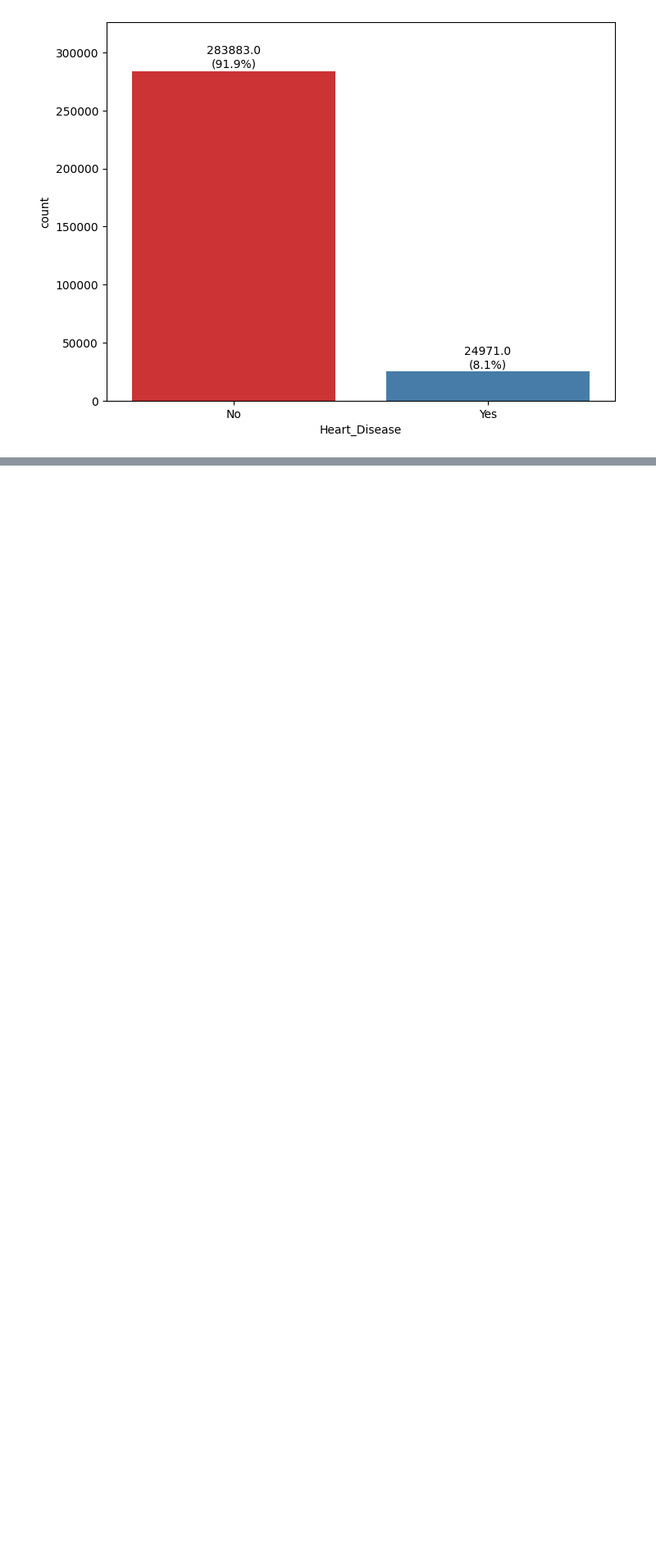
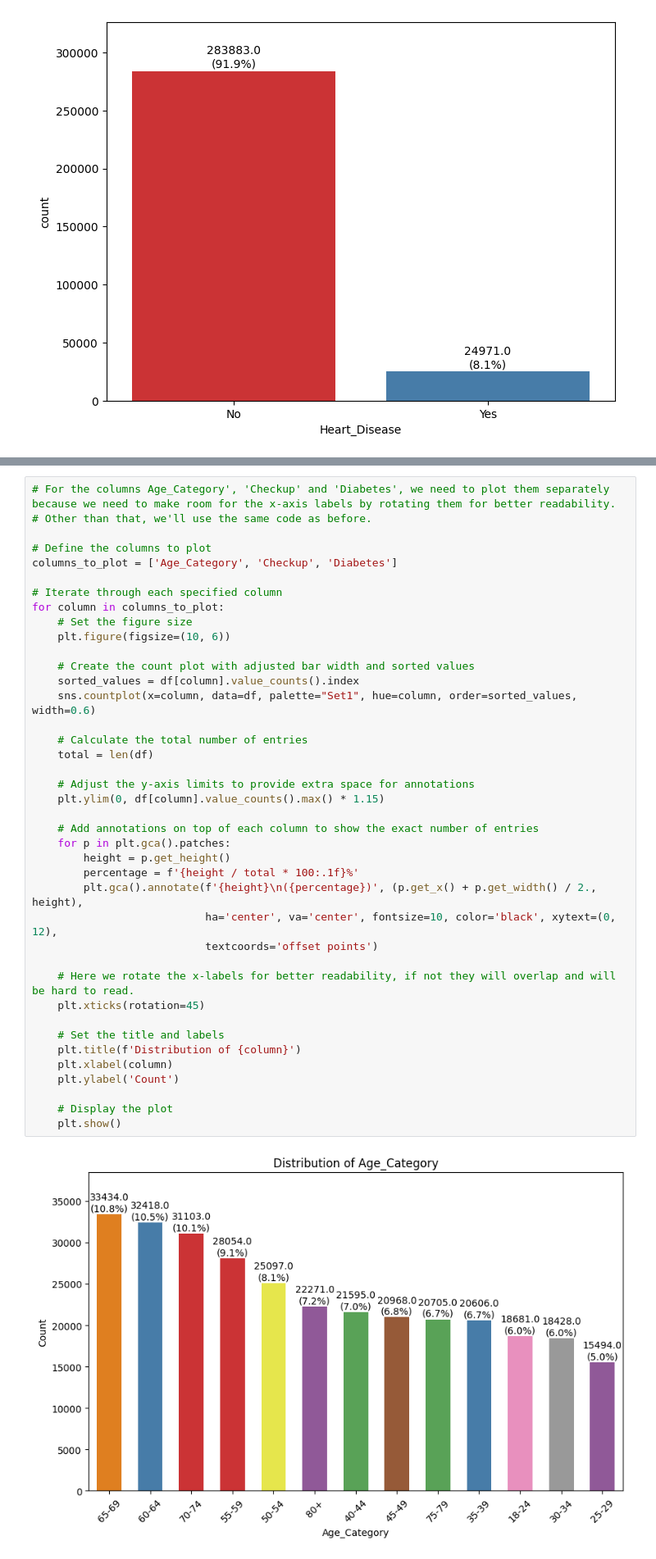
Before and after one commit to AnaLuna464/P.M3v1, a Jupyter notebook: eda.ipynb, the cells around one changed output, grey strips where cells are left out. Shown at 82% size. Drawn from its saved outputs; the diff is of its cells as text; blank space fills up the shorter version.

```diff
--- a/eda.ipynb
+++ b/eda.ipynb
@@ -233,0 +288,42 @@ plt.show()
+# %%
+# For the columns Age_Category', 'Checkup' and 'Diabetes', we need to plot them separately because we need to make room for the x-axis labels by rotating them for better readability.
+# Other than that, we'll use the same code as before.
+
+# Define the columns to plot
+columns_to_plot = ['Age_Category', 'Checkup', 'Diabetes']
+
+# Iterate through each specified column
+for column in columns_to_plot:
+    # Set the figure size
+    plt.figure(figsize=(10, 6))
+
+    # Create the count plot with adjusted bar width and sorted values
+    sorted_values = df[column].value_counts().index
+    sns.countplot(x=column, data=df, palette="Set1", hue=column, order=sorted_values, width=0.6)
+
+    # Calculate the total number of entries
+    total = len(df)
+
+    # Adjust the y-axis limits to provide extra space for annotations
+    plt.ylim(0, df[column].value_counts().max() * 1.15)
+
+    # Add annotations on top of each column to show the exact number of entries
+    for p in plt.gca().patches:
+        height = p.get_height()
+        percentage = f'{height / total * 100:.1f}%'
+        plt.gca().annotate(f'{height}\n({percentage})', (p.get_x() + p.get_width() / 2., height),
+                           ha='center', va='center', fontsize=10, color='black', xytext=(0, 12),
+                           textcoords='offset points')
+
+    # Here we rotate the x-labels for better readability, if not they will overlap and will be hard to read.
+    plt.xticks(rotation=45)
+
+    # Set the title and labels
+    plt.title(f'Distribution of {column}')
+    plt.xlabel(column)
+    plt.ylabel('Count')
+
+    # Display the plot
+    plt.show()
+# %% [output]
+[figure, added]
```
Also changed, not shown: parts of 5 cells of this notebook.
